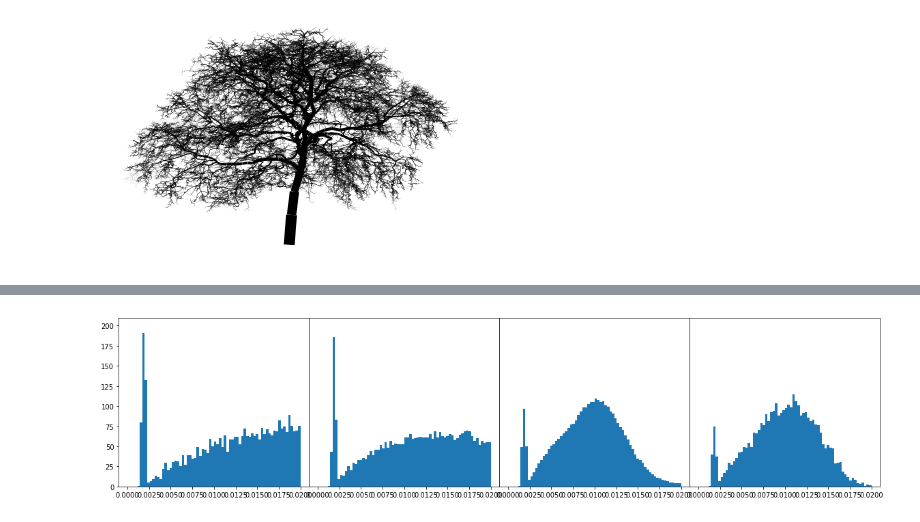
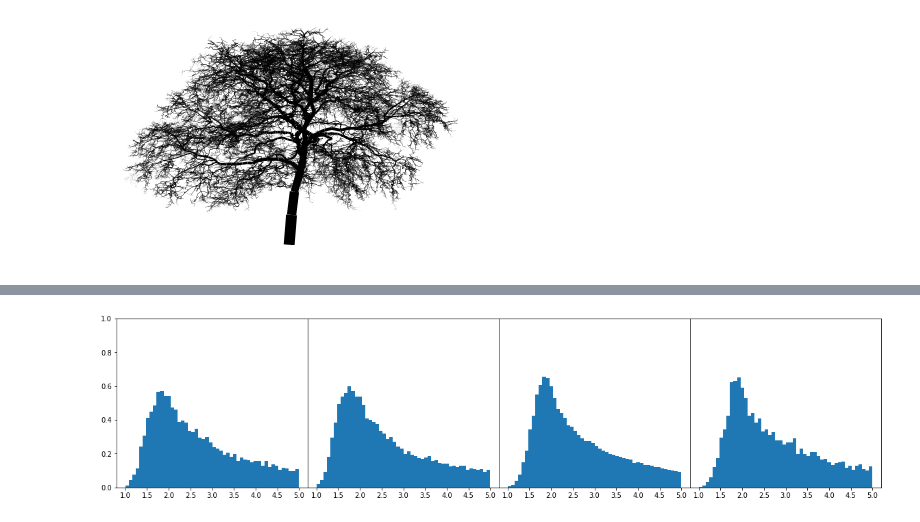
Before and after one commit to BonsaiNet/Actual-Tree, a Jupyter notebook: branchFeatures.ipynb, the cells around one changed output, grey strips where cells are left out. Saved outputs shown, nothing was run; the diff lists cells and outputs as text; code cells hidden in the pictures.

```diff
--- a/branchFeatures.ipynb
+++ b/branchFeatures.ipynb
@@ -152,41 +127,41 @@ array([[0.4047619 , 0.515     , 0.3325    , 0.6575    ],
 # %%
-feature = 13
+feature = 23
 featureG = getFeature(feature,treeBranchMasterG)
 featureH = getFeature(feature,treeBranchMasterH)
 featureU = getFeature(feature,treeBranchMasterU)
 featureW = getFeature(feature,treeBranchMasterW)
 meanG = []
 meanH = []
 meanU = []
 meanW = []
 for i in range(0,20):
     meanG = np.concatenate((meanG,featureG[i]))
     meanH = np.concatenate((meanH,featureH[i]))
     meanU = np.concatenate((meanU,featureU[i]))
     meanW = np.concatenate((meanW,featureW[i]))
 
-ran = (0,0.02)
-yRan = (0,210)
-bins = 70
+ran = (1,5)
+yRan = (0,1)
+bins = 50
 fig = plt.figure(figsize=(20, 10))
 ax1 = plt.subplot2grid((2, 4), (1, 0))
 ax1.hist(meanG,normed=True,bins=bins,range=ran)
 ax1.set_ylim(yRan)
 ax2 = plt.subplot2grid((2, 4), (1, 1))
 ax2.hist(meanH,normed=True,bins=bins,range=ran)
 ax2.set_ylim(yRan)
 ax2.set_yticks([])
 ax3 = plt.subplot2grid((2, 4), (1, 2))
 ax3.hist(meanU,normed=True,bins=bins,range=ran)
 ax3.set_ylim(yRan)
 ax3.set_yticks([])
 ax4 = plt.subplot2grid((2, 4), (1, 3))
 ax4.hist(meanW,normed=True,bins=bins,range=ran)
 ax4.set_ylim(yRan)
 ax4.set_yticks([])
 plt.subplots_adjust(wspace=0)
 # %% [output]
-[figure, old version]
+[figure, new version]
 # %%
 import pandas as pd
 neurons = pd.read_pickle("/Users/anirudhnatarajan/Documents/UPenn/neuronData/neurons.csv")
```
Also changed, not shown: parts of 21 cells of this notebook, 5 other files.
